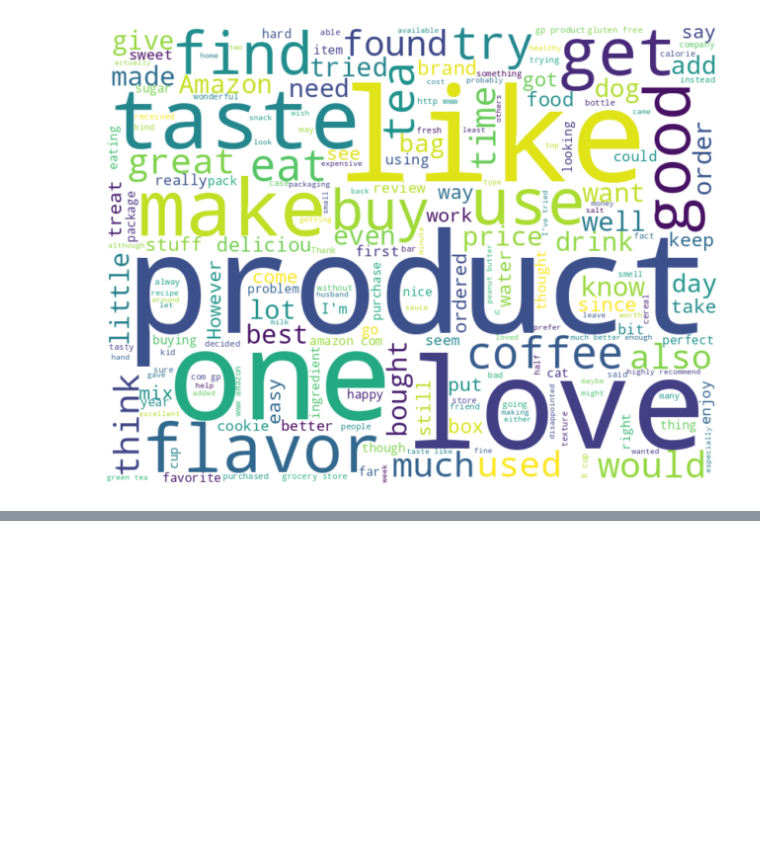
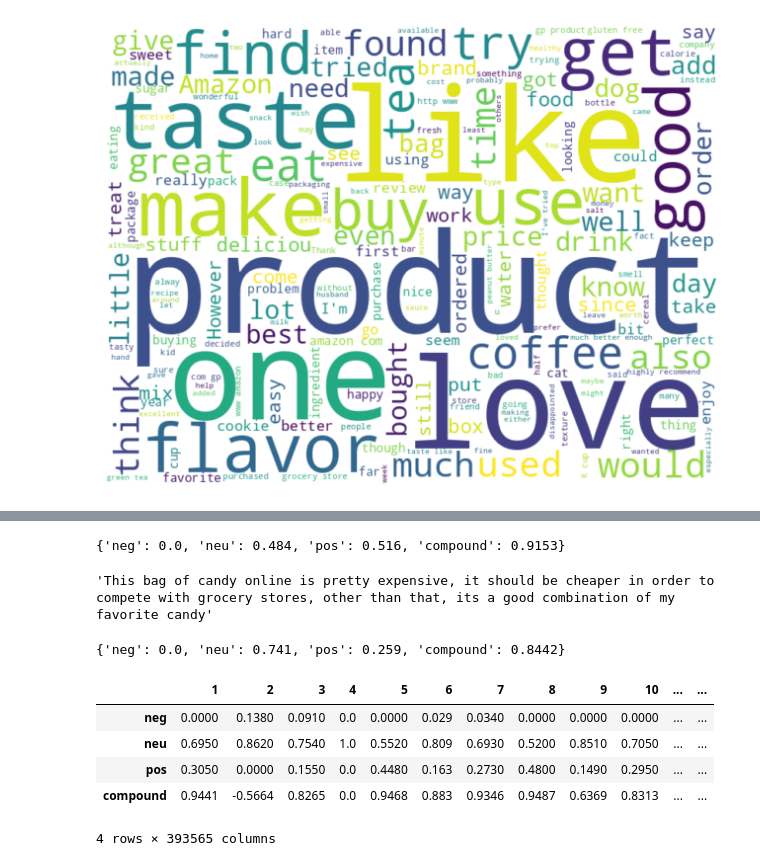
Before and after one commit to Lyu-Sterkh/Sentiment-analysis, a Jupyter notebook: Sentiment_Analysis.ipynb, the cells around one changed output, grey strips where cells are left out. Cells and saved outputs as stored; diff of their text form; code cells hidden in the pictures; blank space fills up the shorter version.

```diff
--- a/Sentiment_Analysis.ipynb
+++ b/Sentiment_Analysis.ipynb
@@ -322,0 +360,13 @@ plt.show()
+# %%
+sia.polarity_scores(example1)
+# %% [output]
+{'neg': 0.0, 'neu': 0.484, 'pos': 0.516, 'compound': 0.9153}
+# %%
+example2 = df['Text'].iloc[60]
+example2
+# %% [output]
+'This bag of candy online is pretty expensive, it should be cheaper in order to compete with grocery stores, other than that, its a good combination of my favorite candy'
+# %%
+sia.polarity_scores(example2)
+# %% [output]
+{'neg': 0.0, 'neu': 0.741, 'pos': 0.259, 'compound': 0.8442}
@@ -322,0 +380,11 @@ plt.show()
+# %%
+vaders = pd.DataFrame(result)
+# %%
+vaders.head()
+# %% [output]
+|  | 1 | 2 | 3 | 4 | 5 | 6 | 7 | 8 | 9 | 10 | ... | ... |
+| neg | 0.0000 | 0.1380 | 0.0910 | 0.0 | 0.0000 | 0.029 | 0.0340 | 0.0000 | 0.0000 | 0.0000 | ... | ... |
+| neu | 0.6950 | 0.8620 | 0.7540 | 1.0 | 0.5520 | 0.809 | 0.6930 | 0.5200 | 0.8510 | 0.7050 | ... | ... |
+| pos | 0.3050 | 0.0000 | 0.1550 | 0.0 | 0.4480 | 0.163 | 0.2730 | 0.4800 | 0.1490 | 0.2950 | ... | ... |
+| compound | 0.9441 | -0.5664 | 0.8265 | 0.0 | 0.9468 | 0.883 | 0.9346 | 0.9487 | 0.6369 | 0.8313 | ... | ... |
+4 rows × 393565 columns
```
Also changed, not shown: parts of 17 cells of this notebook.
